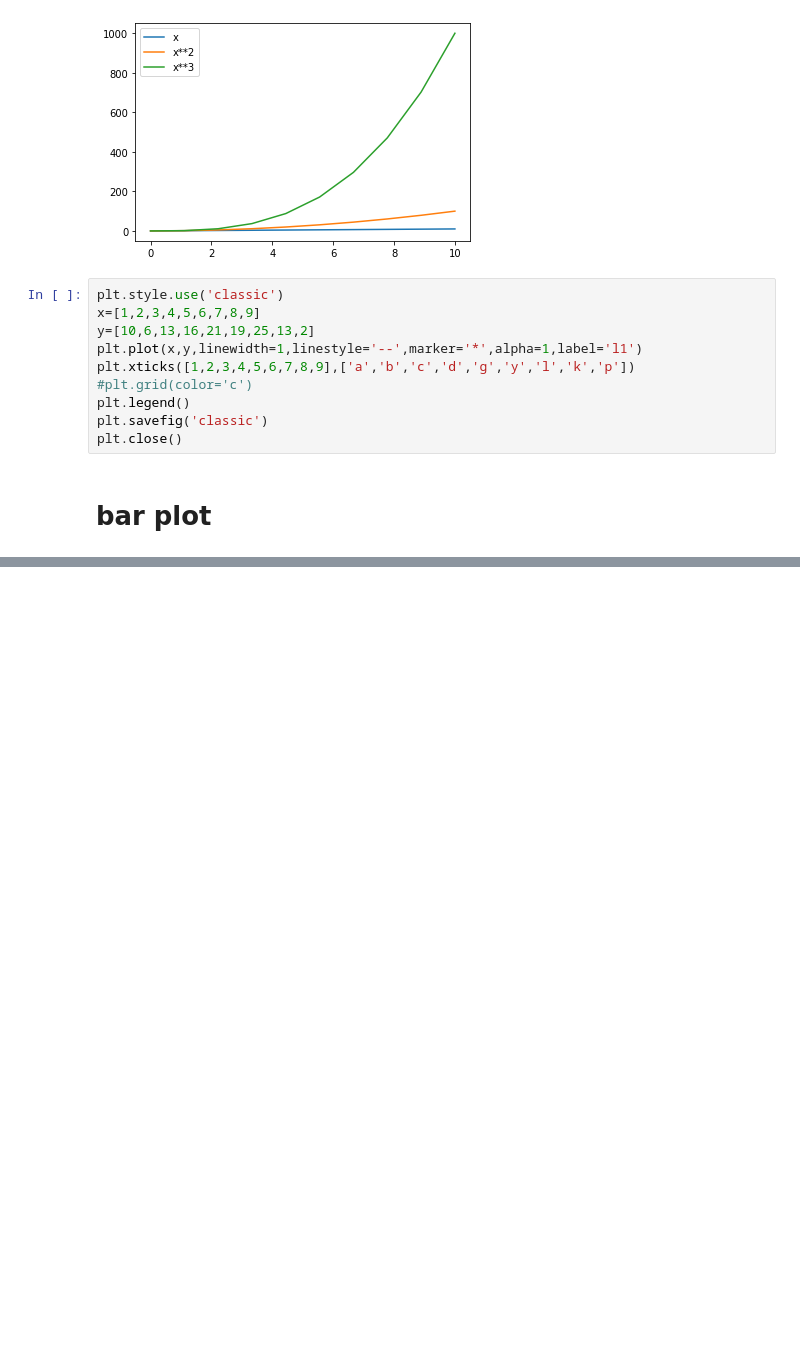
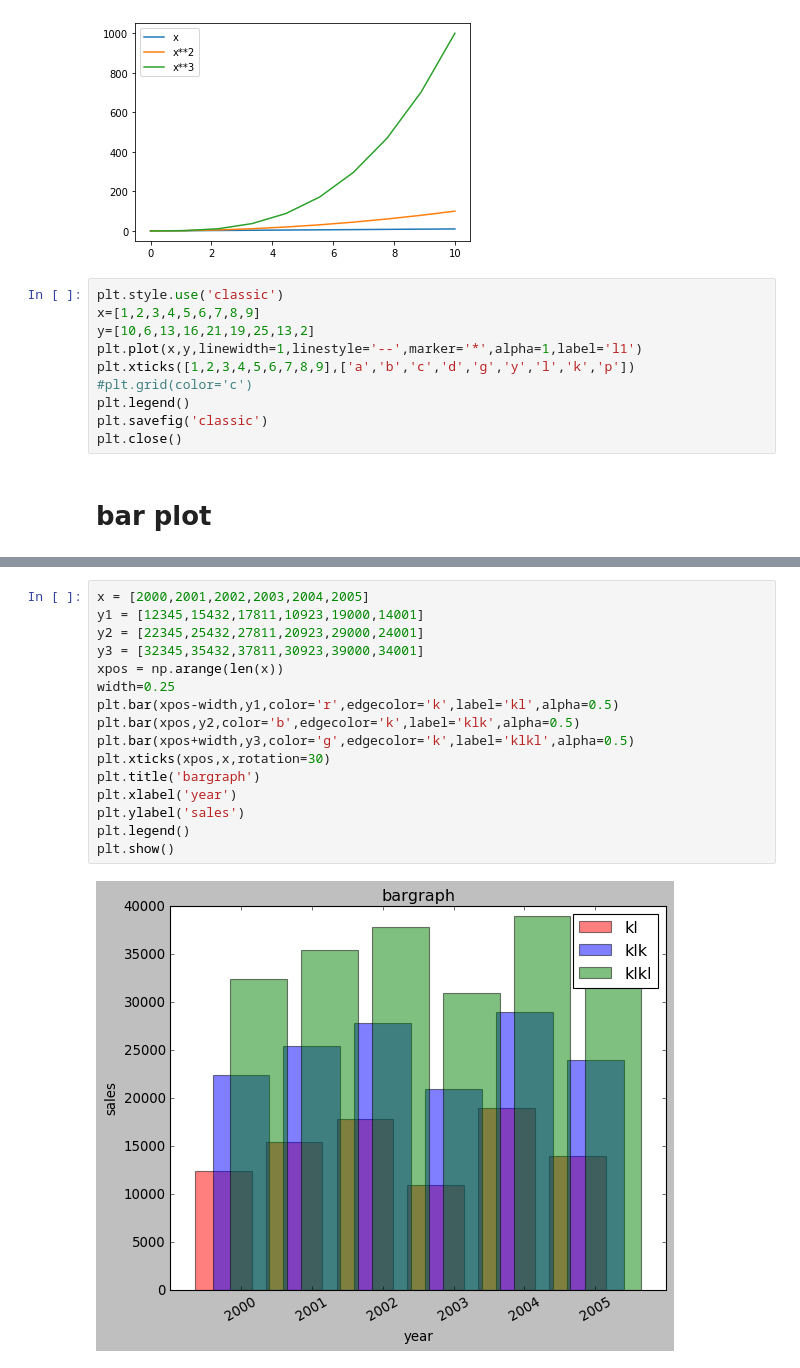
Before and after one commit to starboy007-debug/Matplotlib-seaborn, a Jupyter notebook: matplotlib-seaborn.ipynb, the cells around one changed output, grey strips where cells are left out. Cells and saved outputs as stored; diff of their text form; blank space fills up the shorter version.

```diff
--- a/matplotlib-seaborn.ipynb
+++ b/matplotlib-seaborn.ipynb
@@ -124,0 +138,18 @@ plt.close()
+# %%
+x = [2000,2001,2002,2003,2004,2005]
+y1 = [12345,15432,17811,10923,19000,14001]
+y2 = [22345,25432,27811,20923,29000,24001]
+y3 = [32345,35432,37811,30923,39000,34001]
+xpos = np.arange(len(x))
+width=0.25
+plt.bar(xpos-width,y1,color='r',edgecolor='k',label='kl',alpha=0.5)
+plt.bar(xpos,y2,color='b',edgecolor='k',label='klk',alpha=0.5)
+plt.bar(xpos+width,y3,color='g',edgecolor='k',label='klkl',alpha=0.5)
+plt.xticks(xpos,x,rotation=30)
+plt.title('bargraph')
+plt.xlabel('year')
+plt.ylabel('sales')
+plt.legend()
+plt.show()
+# %% [output]
+[figure, added]
```
Also changed, not shown: parts of 5 cells of this notebook.
